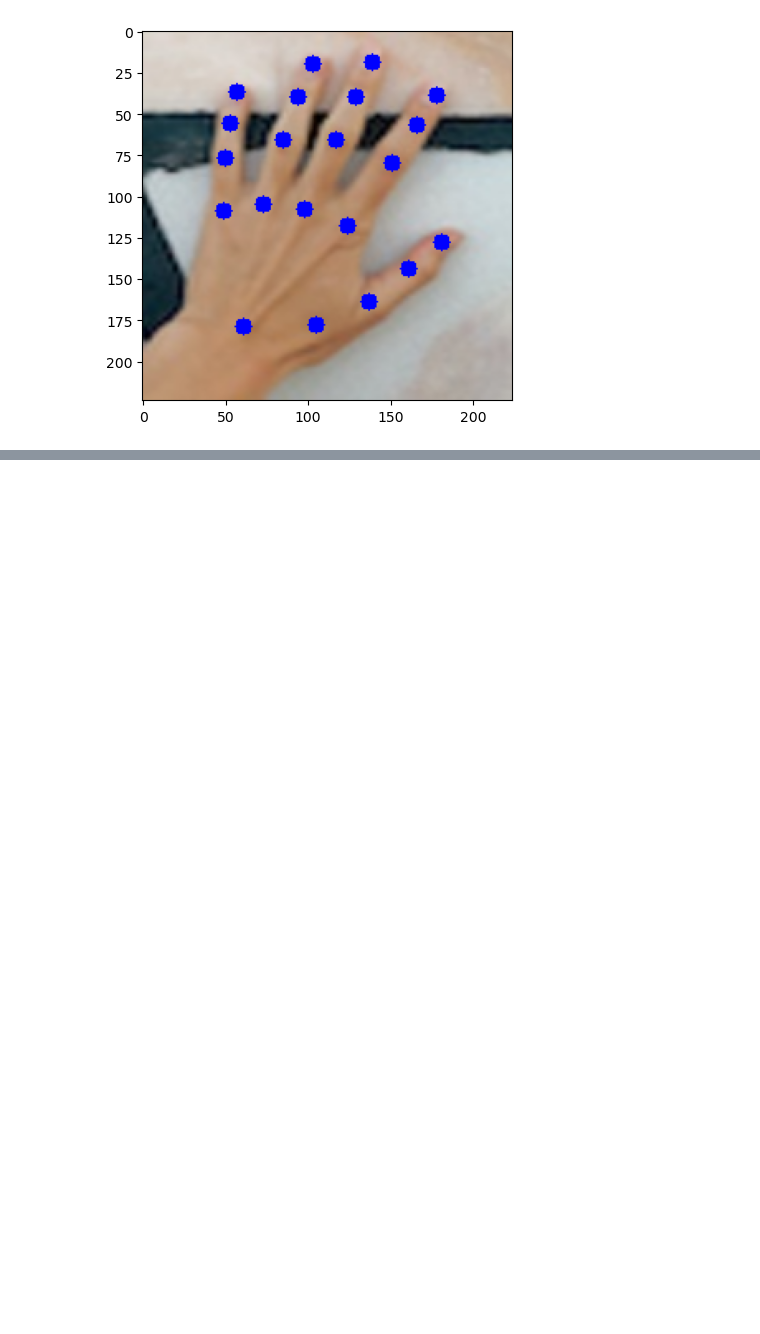
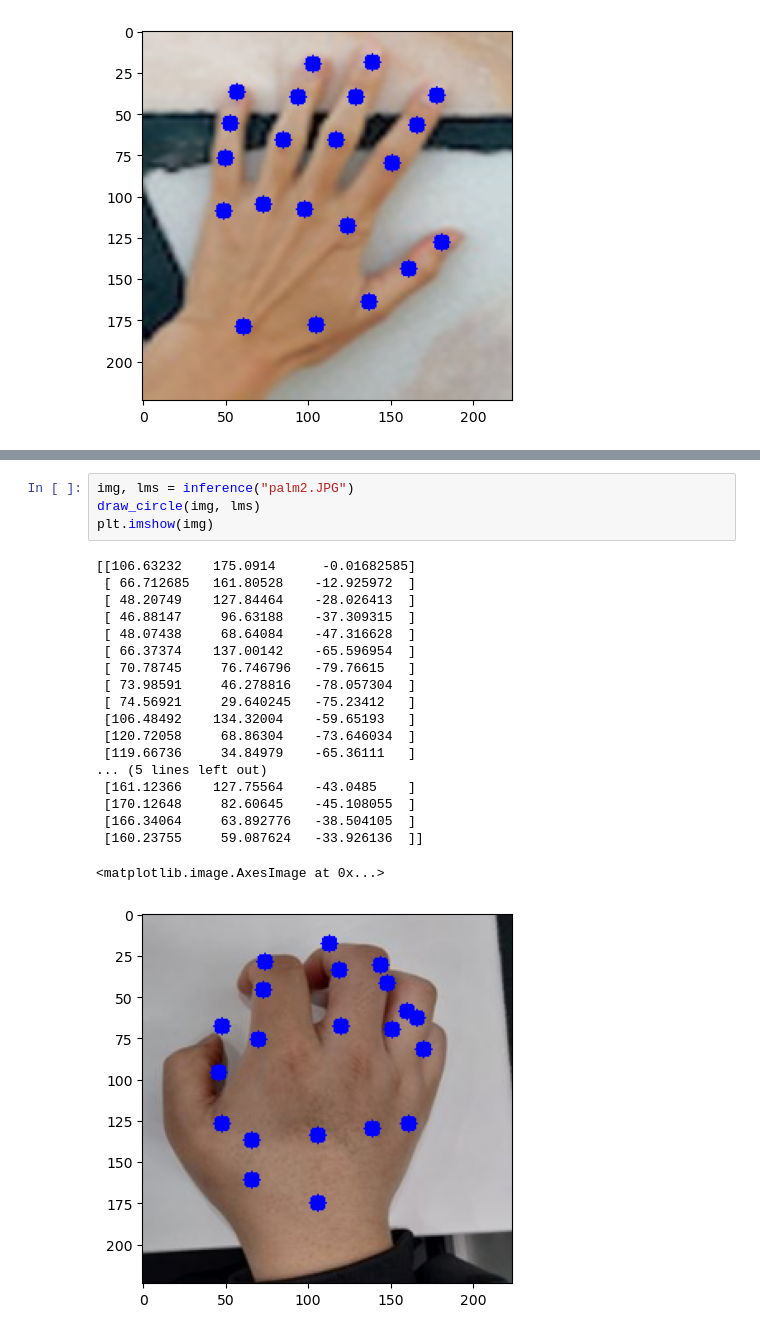
Before and after one commit to JeongChanDo/python_for_unreal_project, a Jupyter notebook: 04_2401_hand_landmark.ipynb, the cells around one changed output, grey strips where cells are left out. Cells and saved outputs as stored; diff of their text form; blank space fills up the shorter version.

```diff
--- a/04_2401_hand_landmark.ipynb
+++ b/04_2401_hand_landmark.ipynb
@@ -85,0 +140,24 @@ plt.imshow(tmp)
+# %%
+img, lms = inference("palm2.JPG")
+draw_circle(img, lms)
+plt.imshow(img)
+# %% [output]
+[[106.63232    175.0914      -0.01682585]
+ [ 66.712685   161.80528    -12.925972  ]
+ [ 48.20749    127.84464    -28.026413  ]
+ [ 46.88147     96.63188    -37.309315  ]
+ [ 48.07438     68.64084    -47.316628  ]
+ [ 66.37374    137.00142    -65.596954  ]
+ [ 70.78745     76.746796   -79.76615   ]
+ [ 73.98591     46.278816   -78.057304  ]
+ [ 74.56921     29.640245   -75.23412   ]
+ [106.48492    134.32004    -59.65193   ]
+ [120.72058     68.86304    -73.646034  ]
+ [119.66736     34.84979    -65.36111   ]
+... (5 lines left out)
+ [161.12366    127.75564    -43.0485    ]
+ [170.12648     82.60645    -45.108055  ]
+ [166.34064     63.892776   -38.504105  ]
+ [160.23755     59.087624   -33.926136  ]]
+<matplotlib.image.AxesImage at 0x...>
+[figure, added]
```
Also changed, not shown: parts of 3 cells of this notebook, 3 other files.
